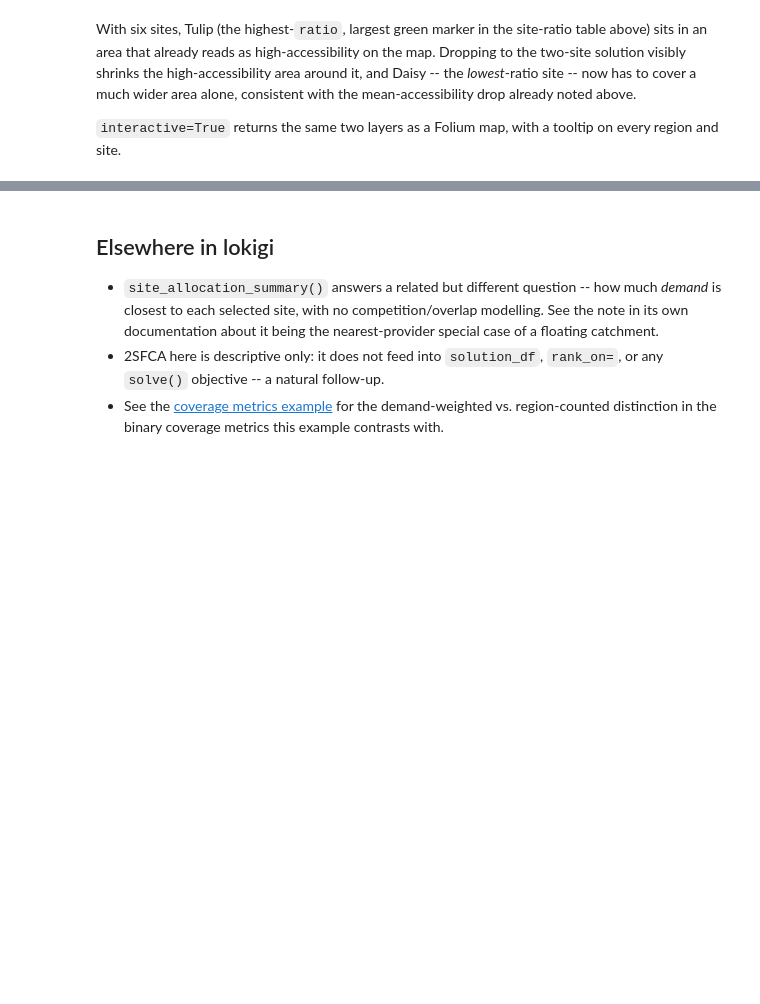
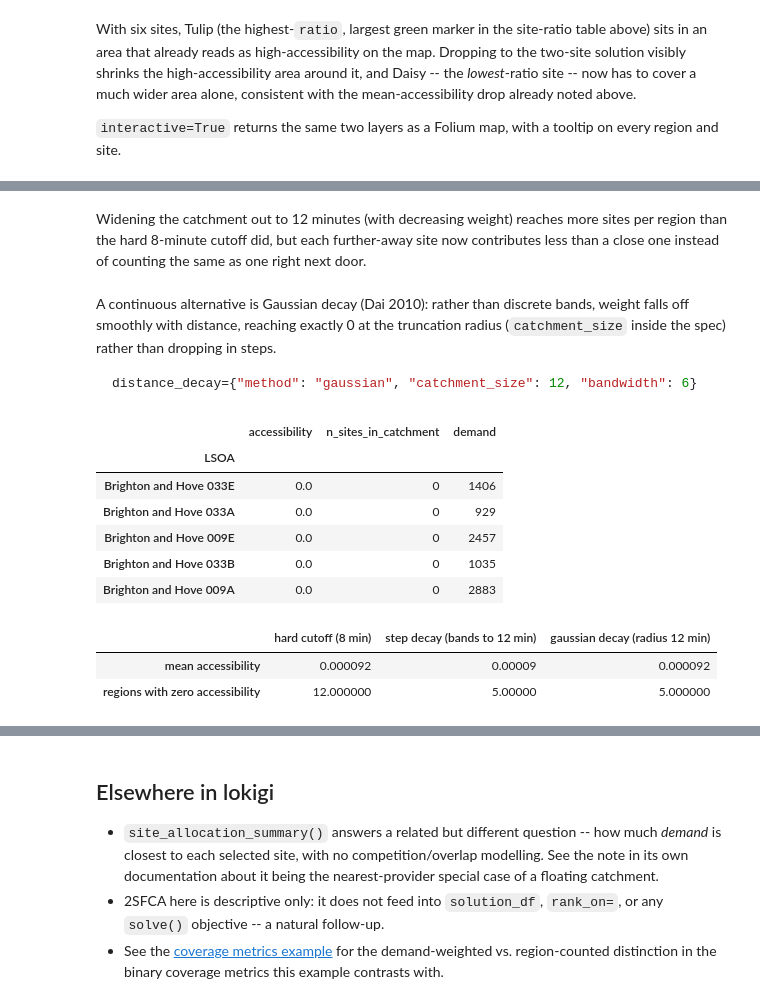
Before and after one commit to hsma-tools/lokigi, a Jupyter notebook: examples/location/accessibility_2sfca/index.ipynb, the cells around one changed output, grey strips where cells are left out. Cells and saved outputs as stored; diff of their text form; code cells hidden in the pictures; blank space fills up the shorter version.

````diff
--- a/examples/location/accessibility_2sfca/index.ipynb
+++ b/examples/location/accessibility_2sfca/index.ipynb
@@ -213,0 +233,47 @@ With six sites, Tulip (the highest-`ratio`, largest green marker in the site-rat
+# %% [markdown]
+Widening the catchment out to 12 minutes (with decreasing weight) reaches more sites per region than the hard 8-minute cutoff did, but each further-away site now contributes less than a close one instead of counting the same as one right next door.
+# %% [markdown]
+A continuous alternative is Gaussian decay (Dai 2010): rather than discrete bands, weight falls off smoothly with distance, reaching exactly 0 at the truncation radius (`catchment_size` inside the spec) rather than dropping in steps.
+
+```python
+distance_decay={"method": "gaussian", "catchment_size": 12, "bandwidth": 6}
+```
+# %%
+region_gaussian = problem.two_step_floating_catchment(
+    supply_col="gp_fte",
+    distance_decay={"method": "gaussian", "catchment_size": 12, "bandwidth": 6},
+    )
+
+region_gaussian.sort_values("accessibility").head()
+# %% [output]
+|  | accessibility | n_sites_in_catchment | demand |
+| LSOA |  |  |  |
+| Brighton and Hove 033E | 0.0 | 0 | 1406 |
+| Brighton and Hove 033A | 0.0 | 0 | 929 |
+| Brighton and Hove 009E | 0.0 | 0 | 2457 |
+| Brighton and Hove 033B | 0.0 | 0 | 1035 |
+| Brighton and Hove 009A | 0.0 | 0 | 2883 |
+# %%
+import pandas as pd
+
+pd.DataFrame(
+    {
+        "hard cutoff (8 min)": [
+            region_accessibility["accessibility"].mean(),
+            (region_accessibility["accessibility"] == 0).sum(),
+        ],
+        "step decay (bands to 12 min)": [
+            region_step_decay["accessibility"].mean(),
+            (region_step_decay["accessibility"] == 0).sum(),
+        ],
+        "gaussian decay (radius 12 min)": [
+            region_gaussian["accessibility"].mean(),
+            (region_gaussian["accessibility"] == 0).sum(),
+        ],
+    },
+    index=["mean accessibility", "regions with zero accessibility"],
+)
+# %% [output]
+|  | hard cutoff (8 min) | step decay (bands to 12 min) | gaussian decay (radius 12 min) |
+| mean accessibility | 0.000092 | 0.00009 | 0.000092 |
+| regions with zero accessibility | 12.000000 | 5.00000 | 5.000000 |
````
Also changed, not shown: parts of 4 cells of this notebook, 6 other files.
